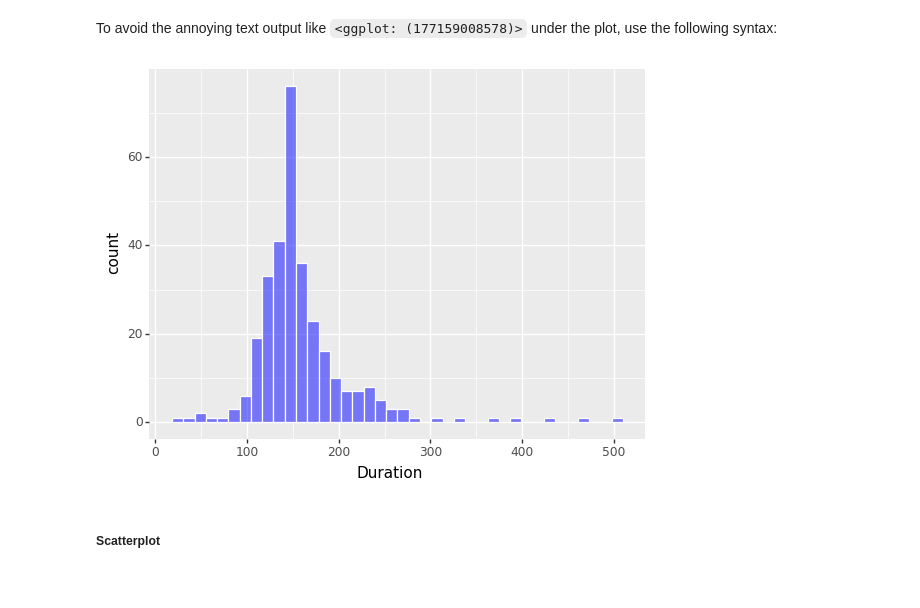
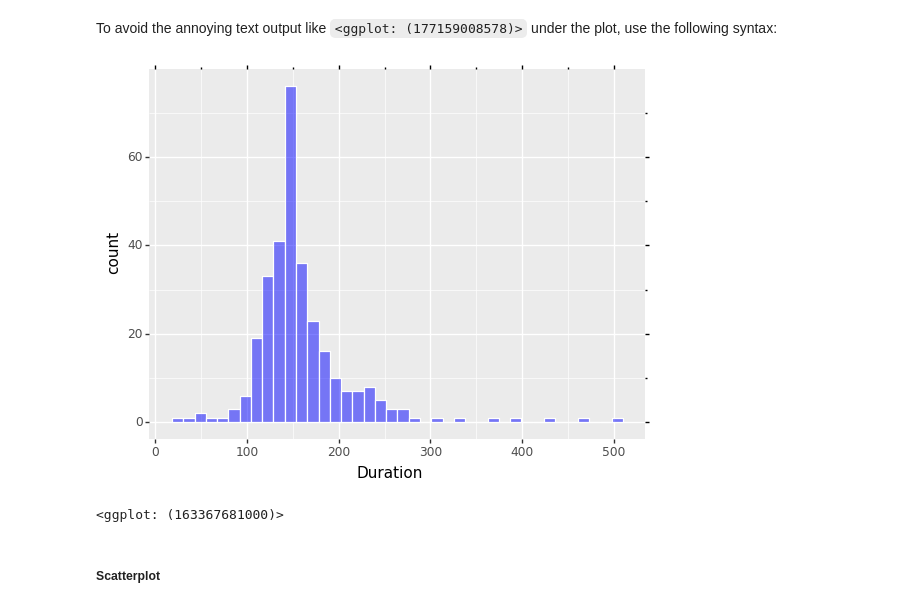
Before and after one commit to devedzic/eda, a Jupyter notebook: eda.ipynb, the cells around one changed output. Drawn from its saved outputs; the diff is of its cells as text; code cells hidden in the pictures.

```diff
--- a/eda.ipynb
+++ b/eda.ipynb
@@ -641,16 +687,17 @@ ggplot(songs, aes(x='Duration')) + \
 To avoid the annoying text output like `<ggplot: (177159008578)>` under the plot, use the following syntax:
 # %%
 (
-        ggplot(songs, aes(x='Duration')) + \
-            geom_histogram(bins=40,
-                          fill='blue',
-                          # color='black',
-                          color='white',
-                          # size=2,
-                          alpha=0.5)
-).draw();
+    ggplot(songs, aes(x='Duration')) + \
+        geom_histogram(bins=40,
+                      fill='blue',
+                      # color='black',
+                      color='white',
+                      # size=2,
+                      alpha=0.5)
+)                                                   # this line can also look like this:  ).draw();
 # %% [output]
-[figure, old version]
+[figure, new version]
+<ggplot: (163367681000)>
 # %% [markdown]
 ##### Scatterplot
 # %% [markdown]
```
Also changed, not shown: parts of 21 cells of this notebook.
